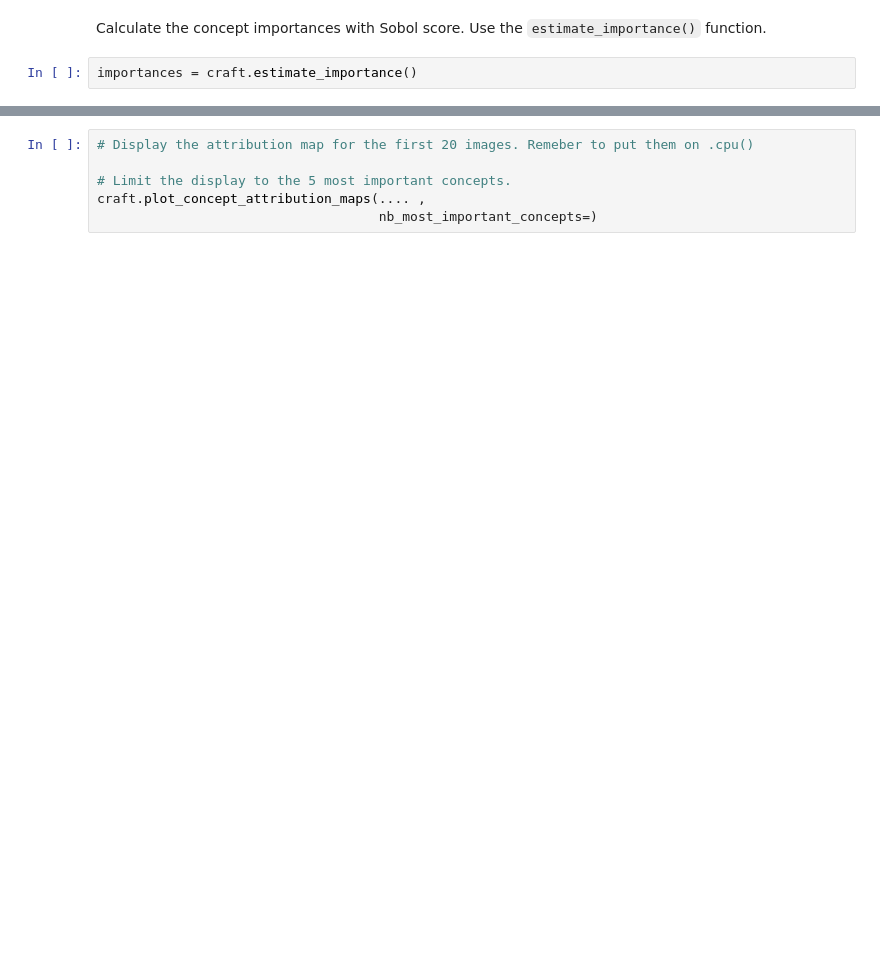
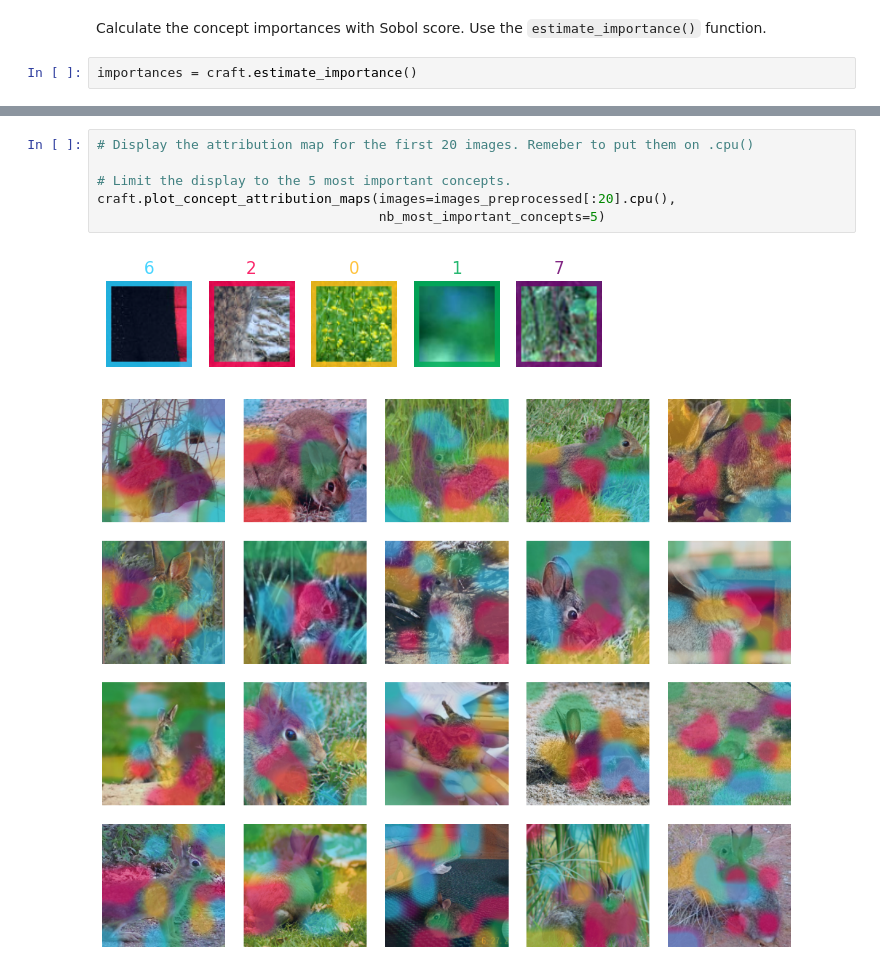
Before and after one commit to alialhousseini/Explainable-and-trustworthy-AI, a Jupyter notebook: laboratories/lab_05/Lab5_CXAI_CRAFT.ipynb, the cells around one changed output, grey strips where cells are left out. Cells and saved outputs as stored; diff of their text form; blank space fills up the shorter version.

```diff
--- a/laboratories/lab_05/Lab5_CXAI_CRAFT.ipynb
+++ b/laboratories/lab_05/Lab5_CXAI_CRAFT.ipynb
@@ -219,6 +293,9 @@ craft.plot_concepts_crops(nb_crops=,
 # %%
 # Display the attribution map for the first 20 images. Remeber to put them on .cpu()
 
 # Limit the display to the 5 most important concepts.
-craft.plot_concept_attribution_maps(.... ,
-                                    nb_most_important_concepts=)
+craft.plot_concept_attribution_maps(images=images_preprocessed[:20].cpu(),
+                                    nb_most_important_concepts=5)
+# %% [output]
+[figure, added]
+[figure, added]
```
Also changed, not shown: parts of 16 cells of this notebook, 1 other file.
